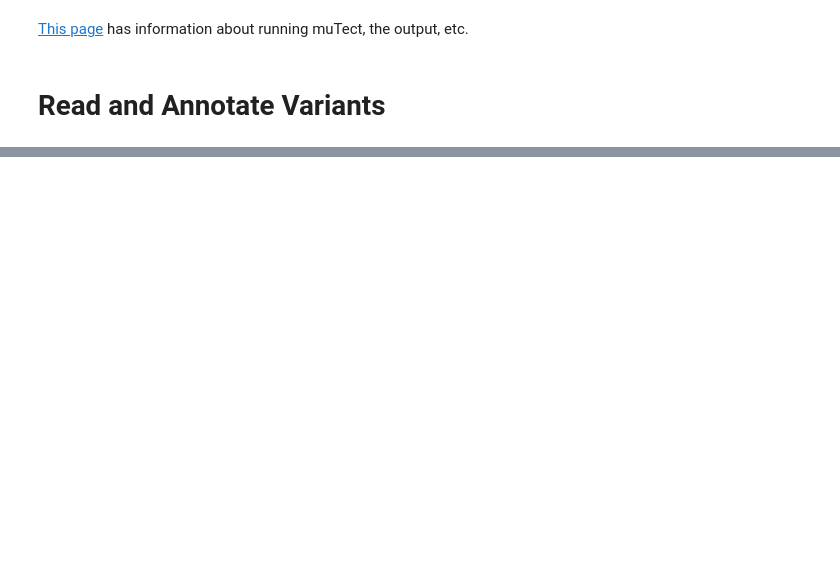
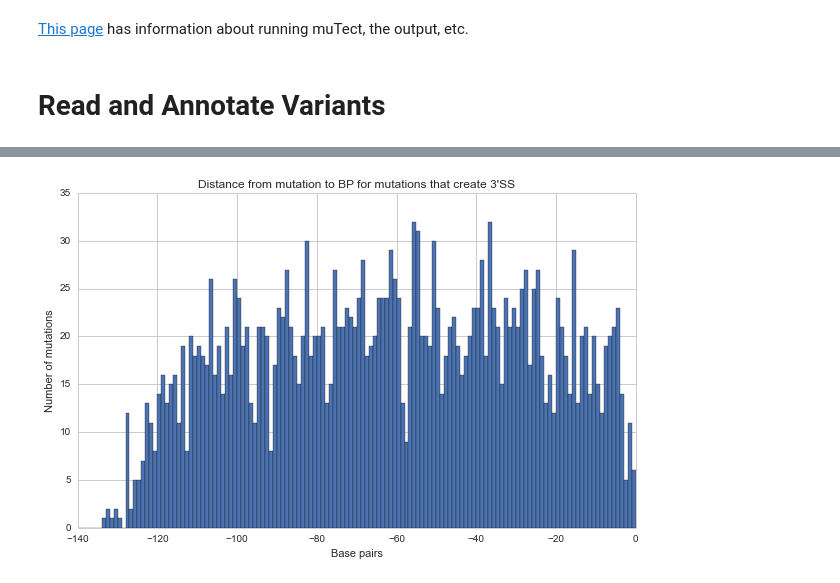
Before and after one commit to cdeboever3/pptmut, a Jupyter notebook: notebooks/Variant Analysis.ipynb, the cells around one changed output, grey strips where cells are left out. Cells and saved outputs as stored; diff of their text form; code cells hidden in the pictures; blank space fills up the shorter version.

```diff
--- a/notebooks/Variant Analysis.ipynb
+++ b/notebooks/Variant Analysis.ipynb
@@ -335,0 +316,7 @@ tdf[tdf.bp_dist == -1][['ref_allele', 'alt_allele', 'context',
+# %%
+ax = tdf.bp_dist.hist(bins=np.arange(-150, 1, 1))
+ax.set_title('Distance from mutation to BP for mutations that create 3\'SS')
+ax.set_xlabel('Base pairs')
+ax.set_ylabel('Number of mutations');
+# %% [output]
+[figure, added]
```
Also changed, not shown: parts of 35 cells of this notebook, 1 other file.
